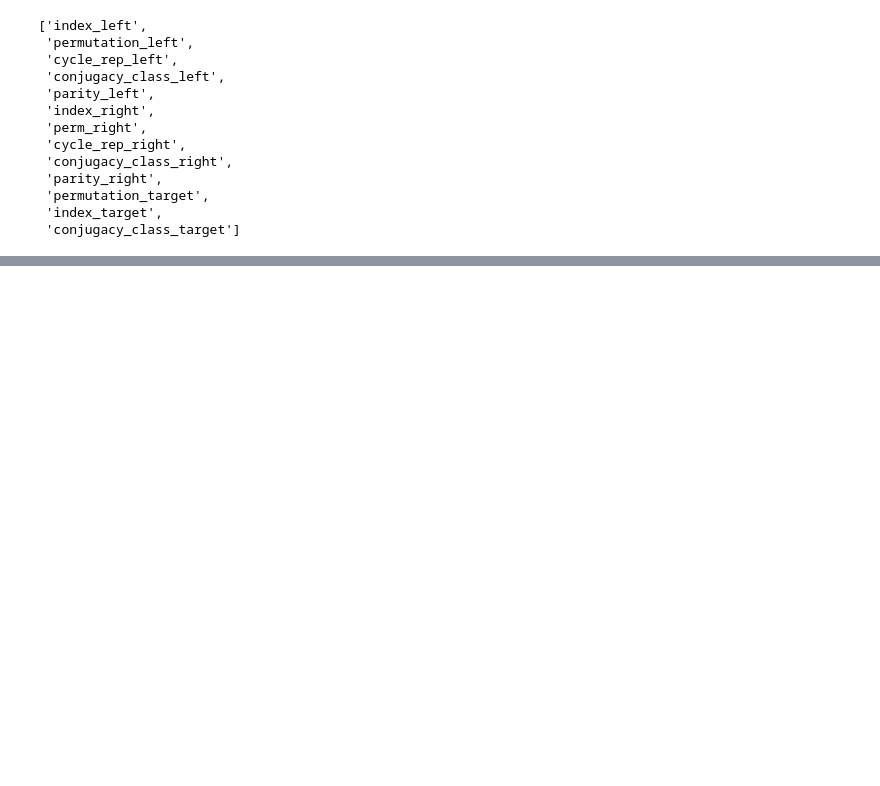
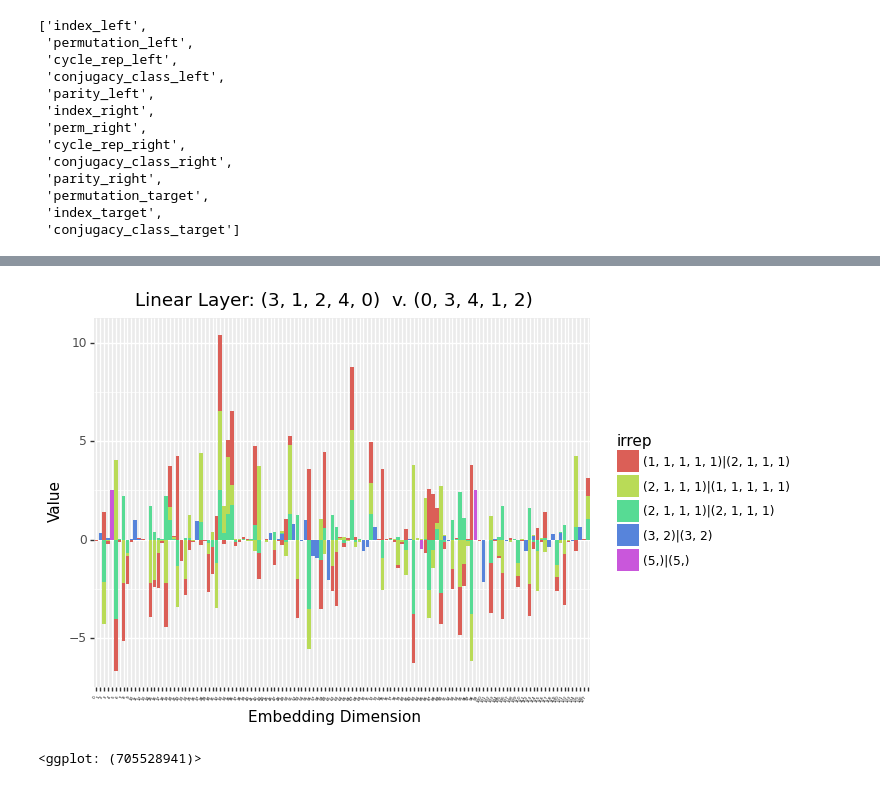
Before and after one commit to dashstander/sn-grok, a Jupyter notebook: mlp_vis.ipynb, the cells around one changed output, grey strips where cells are left out. Saved outputs shown, nothing was run; the diff lists cells and outputs as text; code cells hidden in the pictures; blank space fills up the shorter version.

```diff
--- a/mlp_vis.ipynb
+++ b/mlp_vis.ipynb
@@ -536,0 +800,11 @@ tensor([[-0.0798, -0.0960,  0.1077,  0.0325, -0.0825,  0.1536,  0.1722,  0.1597,
+# %%
+make_embed_barplot_2d(linear_df, S5[40], S5[8], [
+    "(2, 1, 1, 1)|(2, 1, 1, 1)",
+    "(5,)|(5,)",
+    "(3, 2)|(3, 2)",
+    "(2, 1, 1, 1)|(1, 1, 1, 1, 1)",
+    "(1, 1, 1, 1, 1)|(2, 1, 1, 1)"], 'Linear Layer'
+)
+# %% [output]
+[figure, added]
+<ggplot: (705528941)>
```
Also changed, not shown: parts of 63 cells of this notebook.
